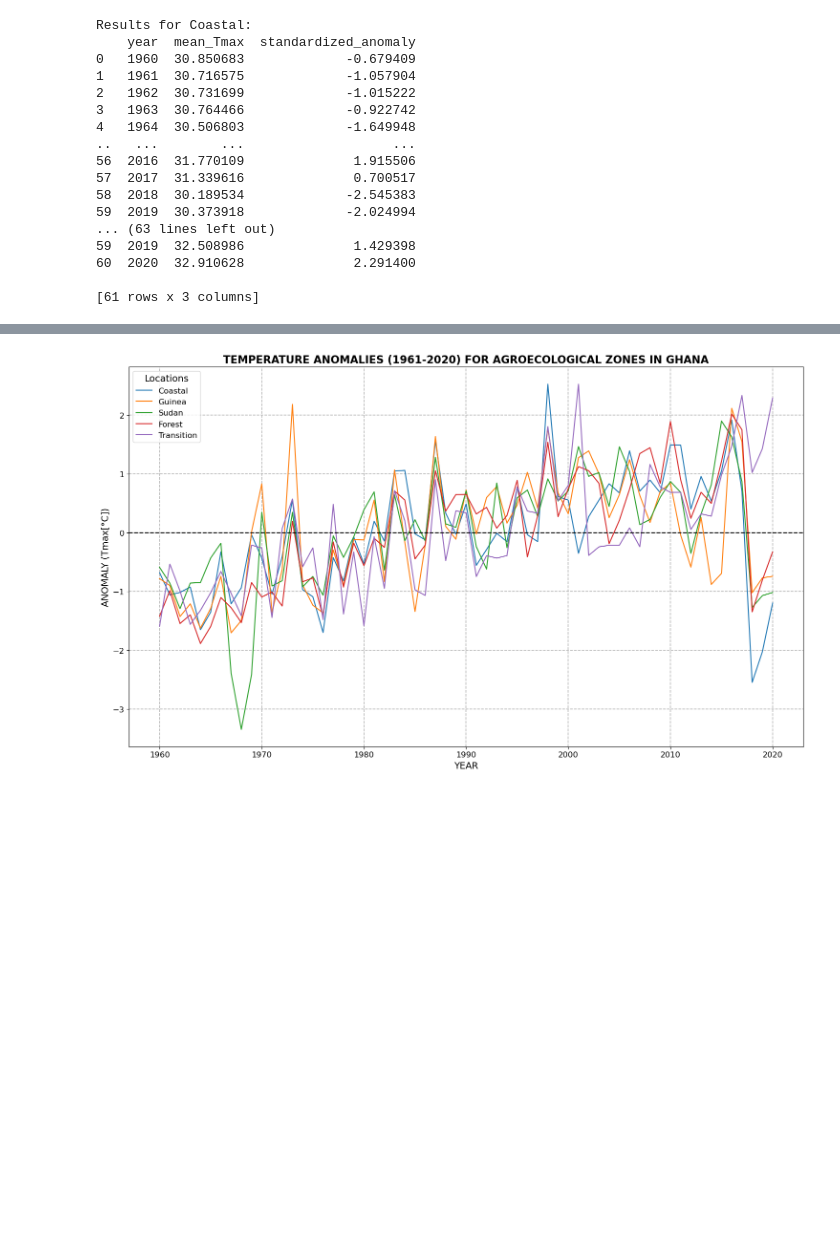
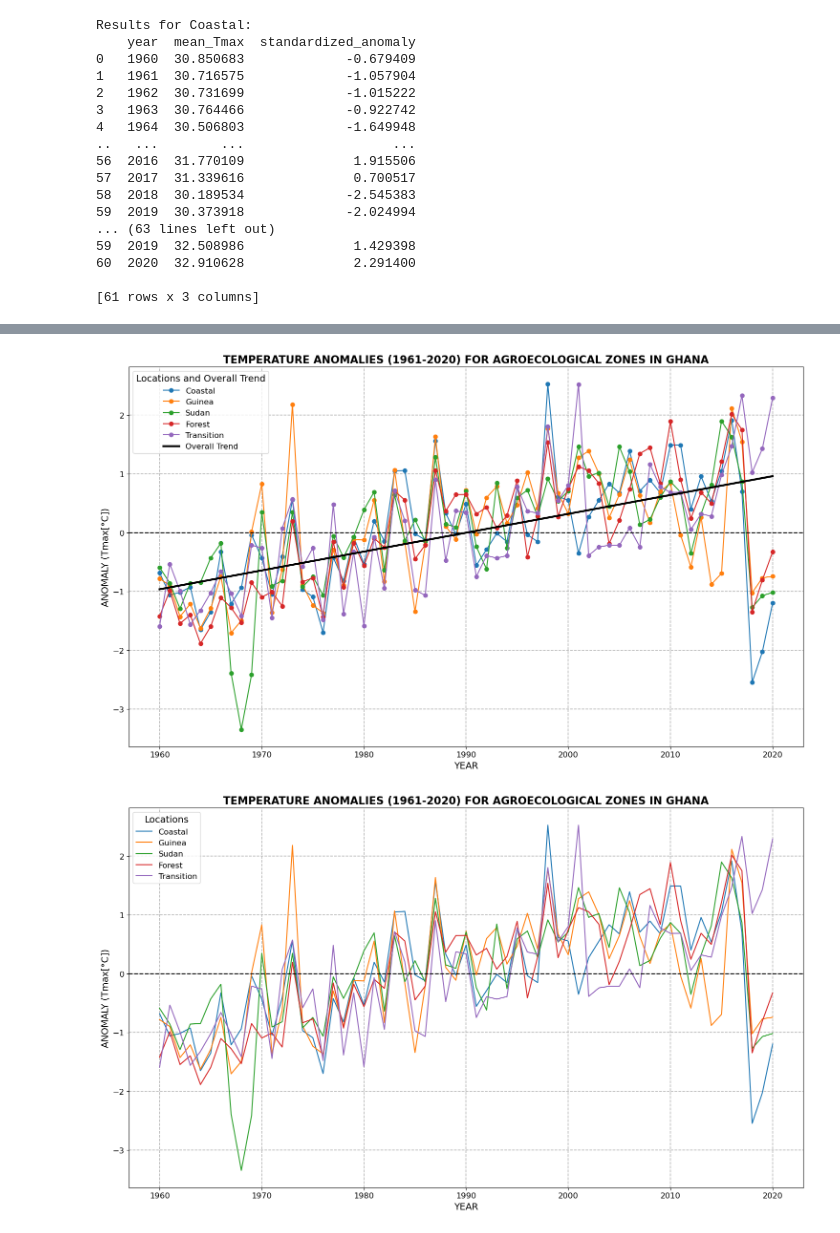
Before and after one commit to damponsah20/MAXIMUM-TEMPERATURE-ANALYSIS, a Jupyter notebook: ANOMALY_ZONES.ipynb, the cells around one changed output, grey strips where cells are left out. Cells and saved outputs as stored; diff of their text form; code cells hidden in the pictures; blank space fills up the shorter version.

```diff
--- a/ANOMALY_ZONES.ipynb
+++ b/ANOMALY_ZONES.ipynb
@@ -91,3 +141,54 @@ Results for Coastal:
+# %%
+import numpy as np
+from scipy.stats import linregress
+
+plt.figure(figsize=(15, 9))
+
+# Data for overall trend calculation
+all_years = []
+all_anomalies = []
+
+# Plot each location
+for location, file_path in locations.items():
+    # Get the standardized anomaly data
+    annual_mean = calculate_standardized_anomaly(file_path)
+
+    # Append data for overall trend
+    all_years.extend(annual_mean['year'])
+    all_anomalies.extend(annual_mean['standardized_anomaly'])
+
+    # Plot the standardized anomalies
+    plt.plot(annual_mean['year'], annual_mean['standardized_anomaly'], label=location, marker='o')
+
+# Add a single overall trend line
+slope, intercept, _, _, _ = linregress(all_years, all_anomalies)
+trend_line = slope * np.array(all_years) + intercept
+plt.plot(all_years, trend_line, color='black', linestyle='-', linewidth=3, label='Overall Trend')
+
+# Add the y=0 horizontal line to represent the long-term mean
+plt.axhline(0, color='black', linestyle='--', lw=1.5)
+
+plt.grid(True, which='both', linestyle='--', linewidth=1.1)
+
+# Set plot title and labels with improved font sizes
+plt.title('TEMPERATURE ANOMALIES (1961-2020) FOR AGROECOLOGICAL ZONES IN GHANA', fontsize=16, fontweight='bold')
+plt.xlabel('YEAR', fontsize=14)
+plt.ylabel('ANOMALY (Tmax[°C])', fontsize=14)
+
+# Customize the legend
+plt.legend(title='Locations and Overall Trend', fontsize=12, title_fontsize=14, loc='upper left')
+
+# Adjust the ticks on the axes for better readability
+plt.xticks(fontsize=12)
+plt.yticks(fontsize=12)
+
+# Apply a tight layout
+plt.tight_layout()
+plt.savefig('trend.png', bbox_inches='tight', dpi=500)
+# Show the plot
+plt.show()
+# %% [output]
+[figure, added]
 # %%
 plt.figure(figsize=(15, 9))
 
```
Also changed, not shown: parts of 8 cells of this notebook.
